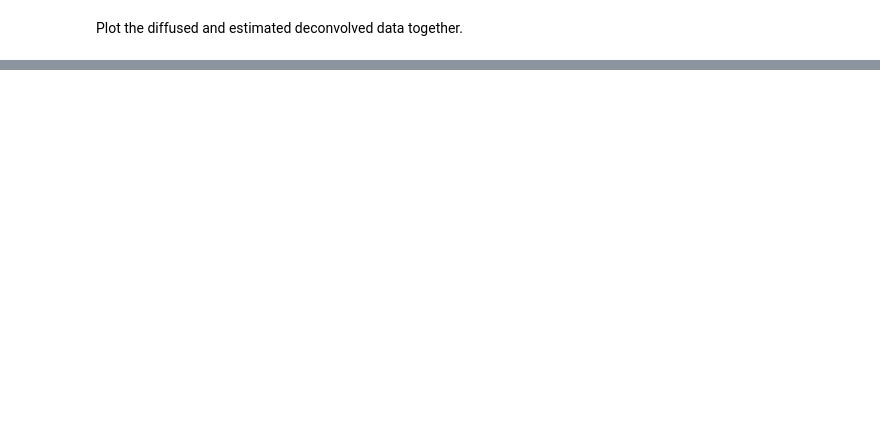
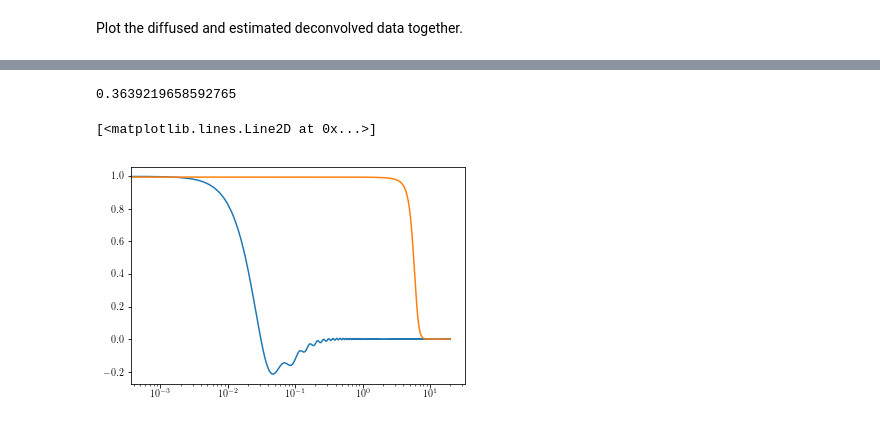
Before and after one commit to TheaQG/AWI_Bcores_Analysis, a Jupyter notebook: SyntheticData.ipynb, the cells around one changed output, grey strips where cells are left out. Cells and saved outputs as stored; diff of their text form; code cells hidden in the pictures; blank space fills up the shorter version.

```diff
--- a/SyntheticData.ipynb
+++ b/SyntheticData.ipynb
@@ -156,0 +327,14 @@ ax.legend()
+# %%
+SM_inst = StepModel()
+
+y1, y2 = SM_inst.scaled_cdf(depth, 40, -250, 0, 70)
+y3, y4 = SM_inst.scaled_lognormcdf(depth, 40, -250, 0, 70)
+t = SM_inst.transfer_function(depth,y4)
+# %% [output]
+0.3639219658592765
+# %%
+plt.semilogx(t[0],np.real(t[1]))
+plt.semilogx(w,F)
+# %% [output]
+[<matplotlib.lines.Line2D at 0x...>]
+[figure, added]
```
Also changed, not shown: parts of 9 cells of this notebook, 3 other files.
